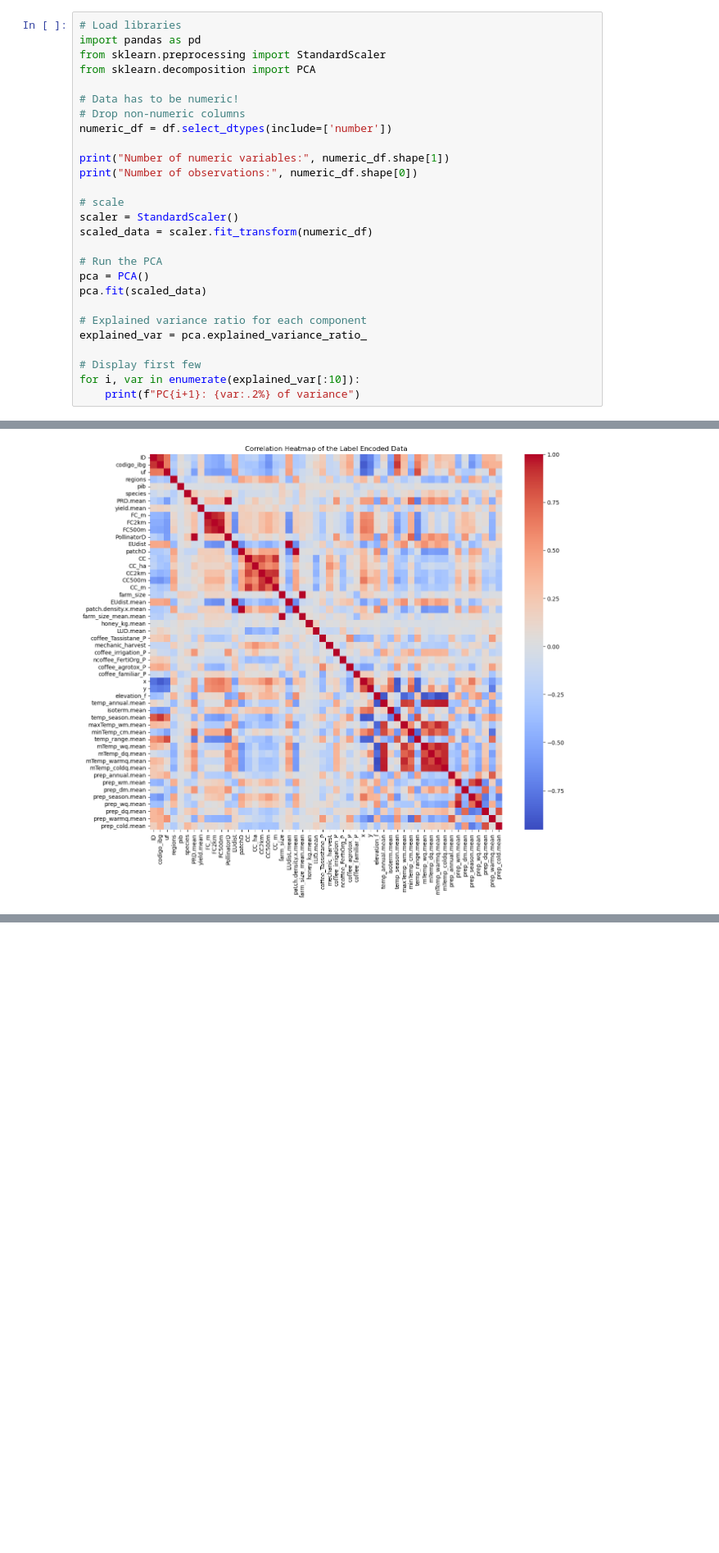
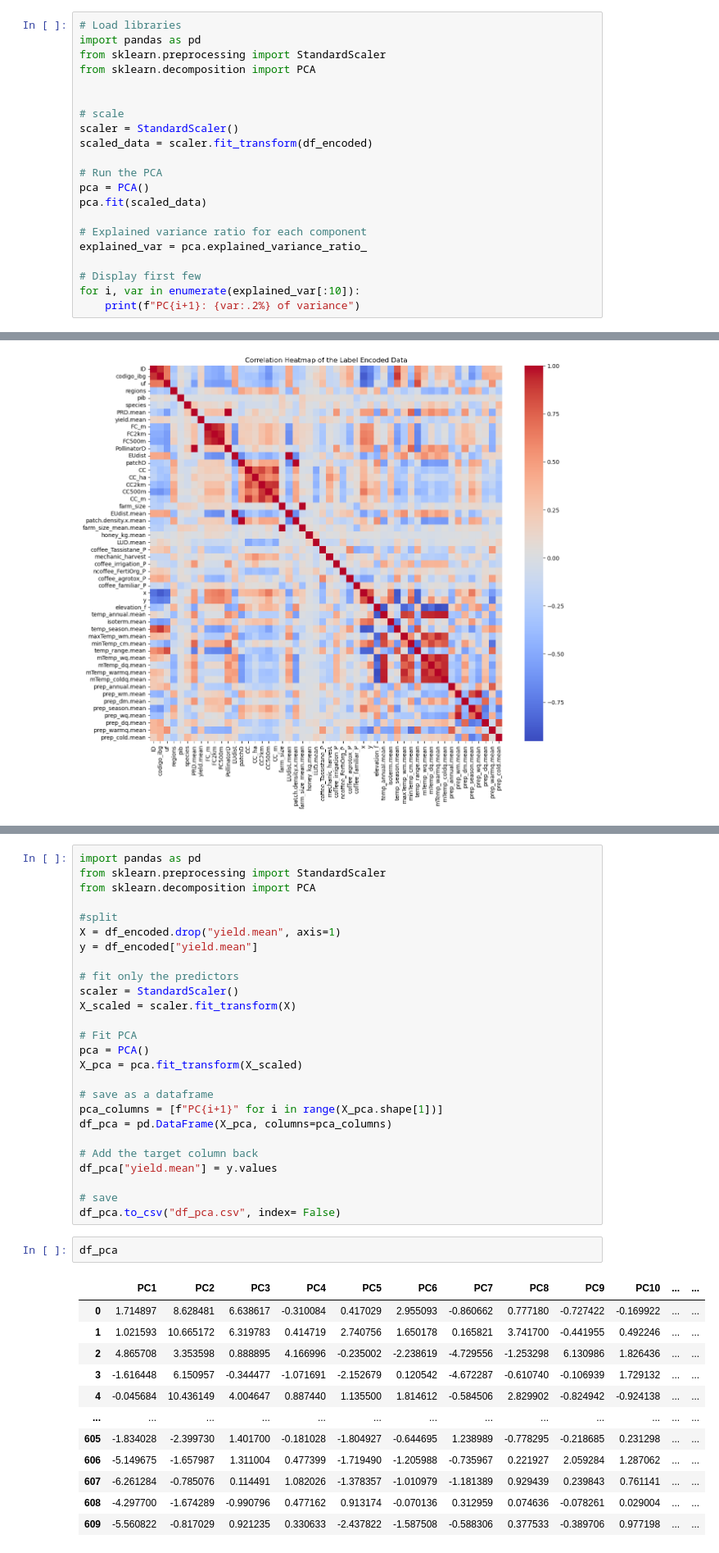
Before and after one commit to ajrx575/Machine_Learning_Final, a Jupyter notebook: ML/Final/Final_Project.ipynb, the cells around one changed output, grey strips where cells are left out. Shown: that part at 82% size. Drawn from its saved outputs; the diff is of its cells as text; blank space fills up the shorter version.

Commit message:
Added pca datafram

```diff
--- a/ML/Final/Final_Project.ipynb
+++ b/ML/Final/Final_Project.ipynb
@@ -61,16 +61,10 @@ import pandas as pd
 from sklearn.preprocessing import StandardScaler
 from sklearn.decomposition import PCA
 
-# Data has to be numeric!
-# Drop non-numeric columns
-numeric_df = df.select_dtypes(include=['number'])
-
-print("Number of numeric variables:", numeric_df.shape[1])
-print("Number of observations:", numeric_df.shape[0])
 
 # scale
 scaler = StandardScaler()
-scaled_data = scaler.fit_transform(numeric_df)
+scaled_data = scaler.fit_transform(df_encoded)
 
 # Run the PCA
 pca = PCA()
@@ -218,0 +217,41 @@ plt.show()
+# %%
+import pandas as pd
+from sklearn.preprocessing import StandardScaler
+from sklearn.decomposition import PCA
+
+#split
+X = df_encoded.drop("yield.mean", axis=1)
+y = df_encoded["yield.mean"]
+
+# fit only the predictors
+scaler = StandardScaler()
+X_scaled = scaler.fit_transform(X)
+
+# Fit PCA
+pca = PCA()
+X_pca = pca.fit_transform(X_scaled)
+
+# save as a dataframe
+pca_columns = [f"PC{i+1}" for i in range(X_pca.shape[1])]
+df_pca = pd.DataFrame(X_pca, columns=pca_columns)
+
+# Add the target column back
+df_pca["yield.mean"] = y.values
+
+# save
+df_pca.to_csv("df_pca.csv", index= False)
+# %%
+df_pca
+# %% [output]
+|  | PC1 | PC2 | PC3 | PC4 | PC5 | PC6 | PC7 | PC8 | PC9 | PC10 | ... | ... |
+| 0 | 1.714897 | 8.628481 | 6.638617 | -0.310084 | 0.417029 | 2.955093 | -0.860662 | 0.777180 | -0.727422 | -0.169922 | ... | ... |
+| 1 | 1.021593 | 10.665172 | 6.319783 | 0.414719 | 2.740756 | 1.650178 | 0.165821 | 3.741700 | -0.441955 | 0.492246 | ... | ... |
+| 2 | 4.865708 | 3.353598 | 0.888895 | 4.166996 | -0.235002 | -2.238619 | -4.729556 | -1.253298 | 6.130986 | 1.826436 | ... | ... |
+| 3 | -1.616448 | 6.150957 | -0.344477 | -1.071691 | -2.152679 | 0.120542 | -4.672287 | -0.610740 | -0.106939 | 1.729132 | ... | ... |
+| 4 | -0.045684 | 10.436149 | 4.004647 | 0.887440 | 1.135500 | 1.814612 | -0.584506 | 2.829902 | -0.824942 | -0.924138 | ... | ... |
+| ... | ... | ... | ... | ... | ... | ... | ... | ... | ... | ... | ... | ... |
+| 605 | -1.834028 | -2.399730 | 1.401700 | -0.181028 | -1.804927 | -0.644695 | 1.238989 | -0.778295 | -0.218685 | 0.231298 | ... | ... |
+| 606 | -5.149675 | -1.657987 | 1.311004 | 0.477399 | -1.719490 | -1.205988 | -0.735967 | 0.221927 | 2.059284 | 1.287062 | ... | ... |
+| 607 | -6.261284 | -0.785076 | 0.114491 | 1.082026 | -1.378357 | -1.010979 | -1.181389 | 0.929439 | 0.239843 | 0.761141 | ... | ... |
+| 608 | -4.297700 | -1.674289 | -0.990796 | 0.477162 | 0.913174 | -0.070136 | 0.312959 | 0.074636 | -0.078261 | 0.029004 | ... | ... |
+| 609 | -5.560822 | -0.817029 | 0.921235 | 0.330633 | -2.437822 | -1.587508 | -0.588306 | 0.377533 | -0.389706 | 0.977198 | ... | ... |
```
Also changed, not shown: parts of 7 cells of this notebook, 2 other files.
